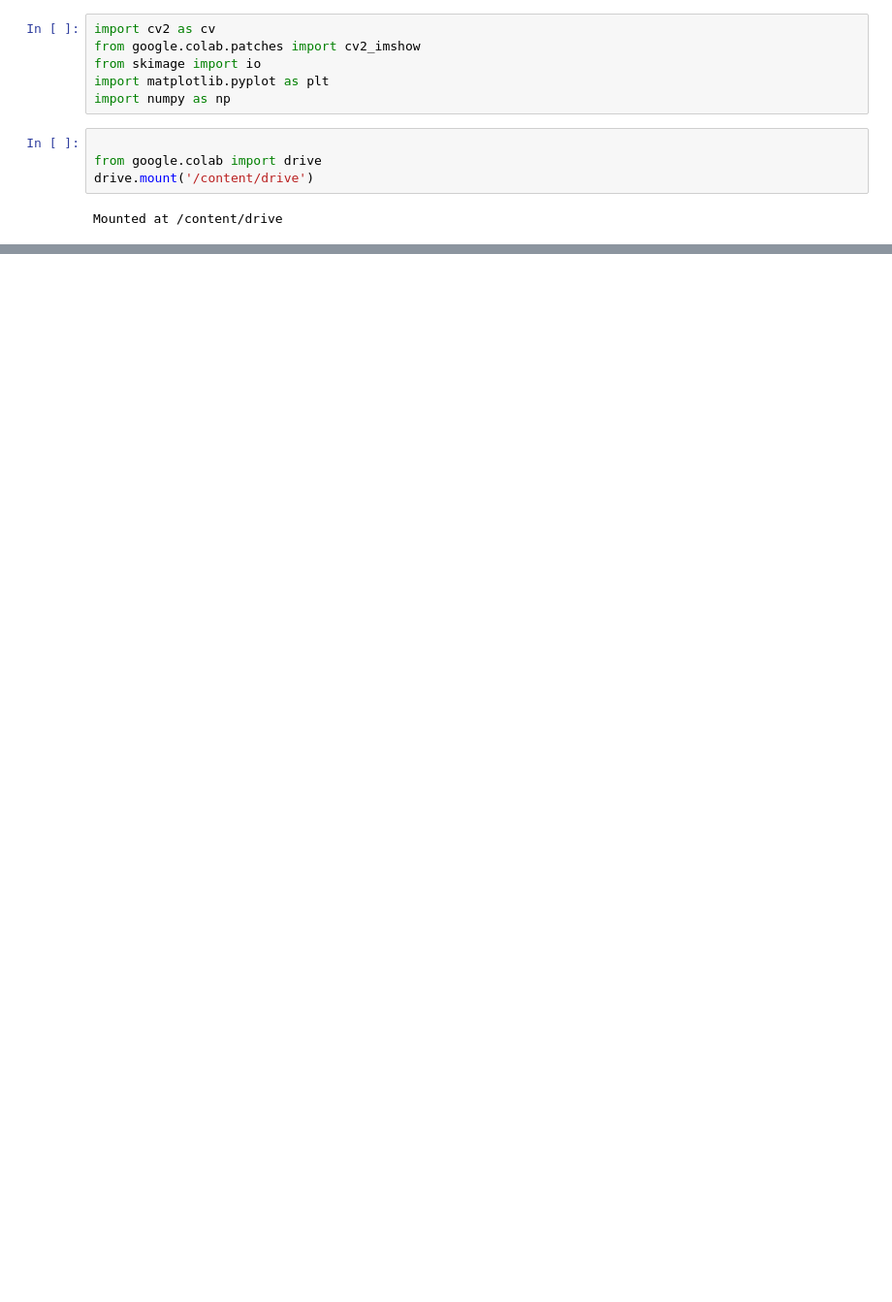
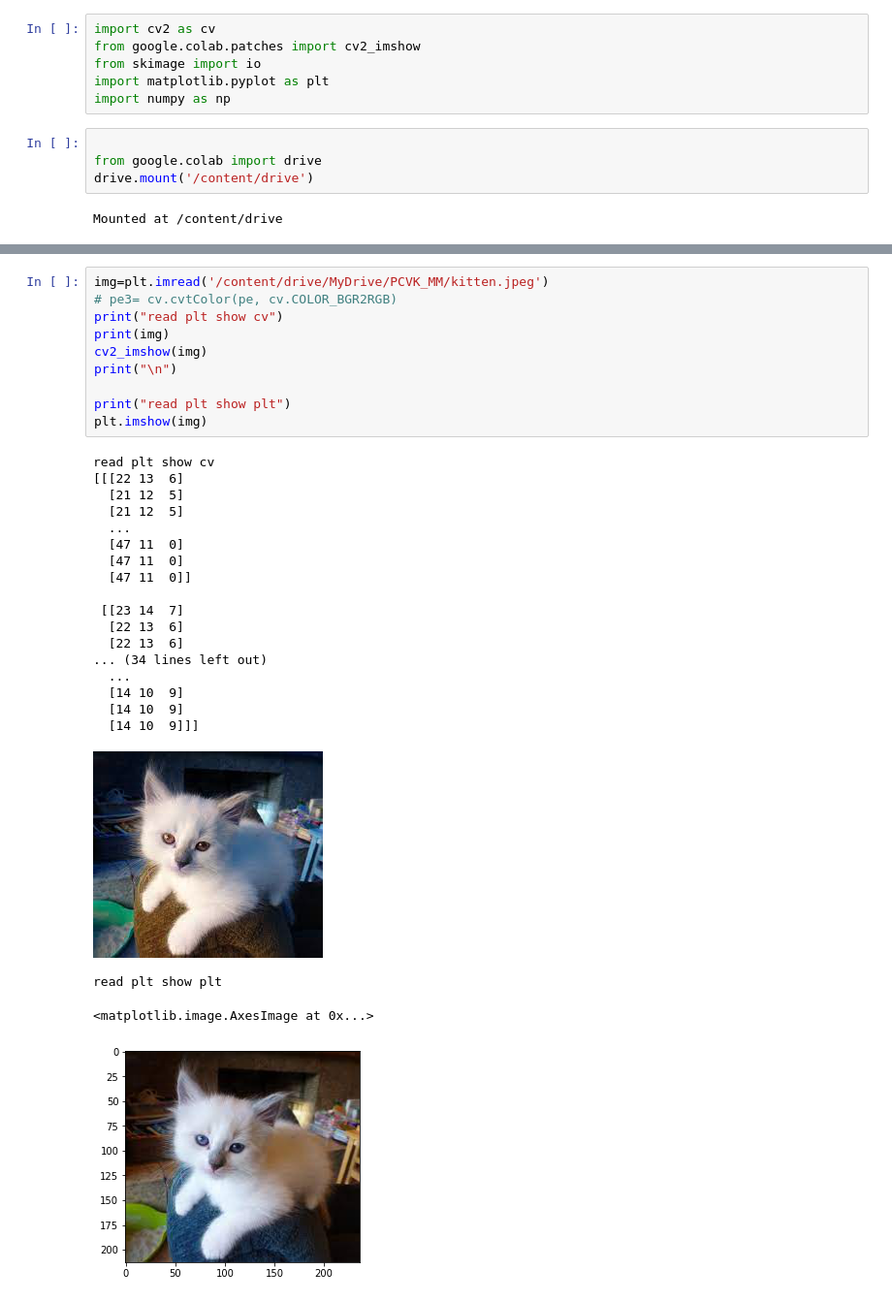
Before and after one commit to mustmentari/PCVK_Genap_2023, a Jupyter notebook: Week2.ipynb, the cells around one changed output, grey strips where cells are left out. Shown: that part at 97% size. Cells and saved outputs as stored; diff of their text form; blank space fills up the shorter version.

```diff
--- a/Week2.ipynb
+++ b/Week2.ipynb
@@ -51,0 +134,32 @@ FileNotFoundError: ignored
+# %%
+img=plt.imread('/content/drive/MyDrive/PCVK_MM/kitten.jpeg')
+# pe3= cv.cvtColor(pe, cv.COLOR_BGR2RGB)
+print("read plt show cv")
+print(img)
+cv2_imshow(img)
+print("\n")
+
+print("read plt show plt")
+plt.imshow(img)
+# %% [output]
+read plt show cv
+[[[22 13  6]
+  [21 12  5]
+  [21 12  5]
+  ...
+  [47 11  0]
+  [47 11  0]
+  [47 11  0]]
+
+ [[23 14  7]
+  [22 13  6]
+  [22 13  6]
+... (34 lines left out)
+  ...
+  [14 10  9]
+  [14 10  9]
+  [14 10  9]]]
+[figure, added]
+read plt show plt
+<matplotlib.image.AxesImage at 0x...>
+[figure, added]
```
Also changed, not shown: parts of 7 cells of this notebook.
